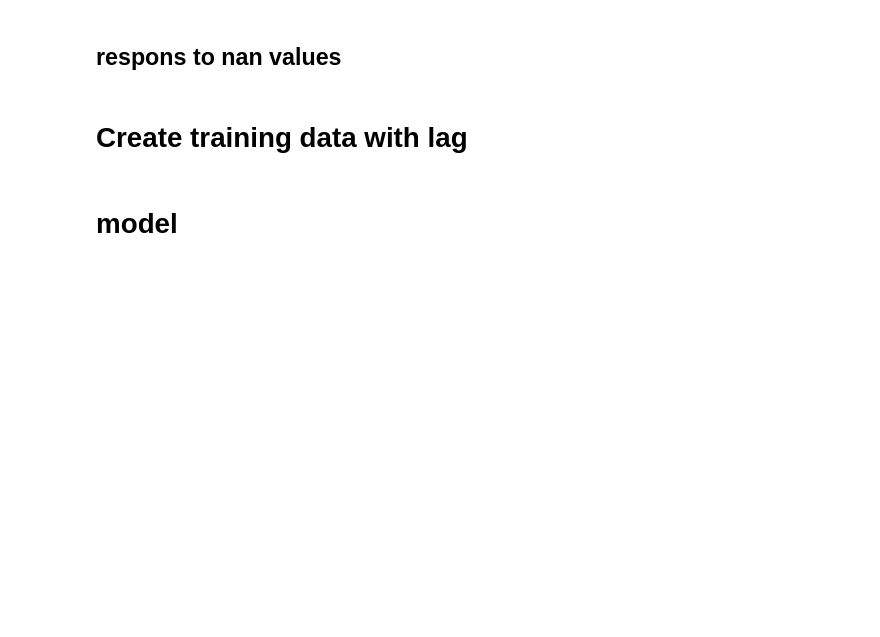
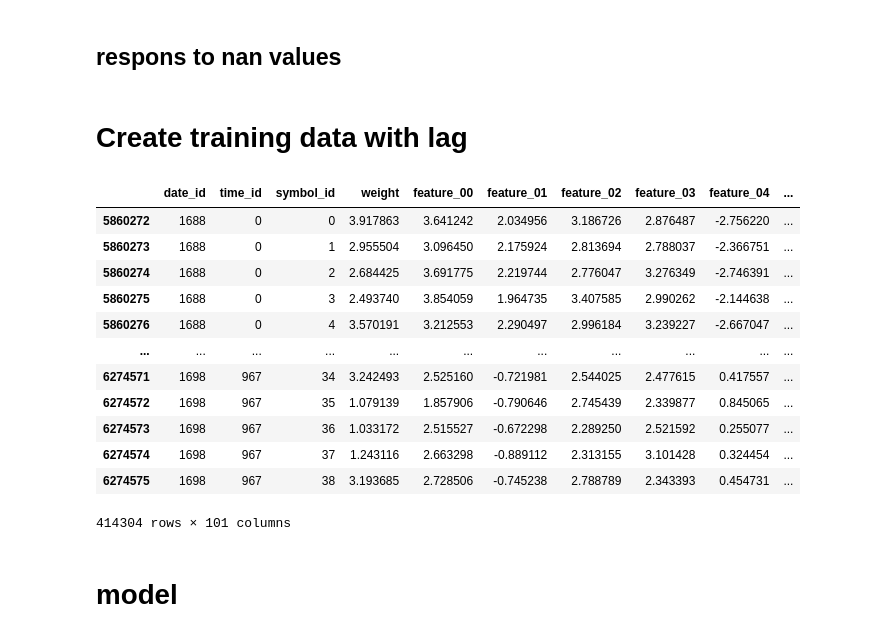
Before and after one commit to Merzenval/JaneStreet, a Jupyter notebook: main.ipynb, the cells around one changed output. Cells and saved outputs as stored; diff of their text form; code cells hidden in the pictures; blank space fills up the shorter version.

```diff
--- a/main.ipynb
+++ b/main.ipynb
@@ -91,6 +93,22 @@ max_date_id = train_data['date_id'].max()
 num_val = 10
 train_set = train_data[train_data['date_id'] < max_date_id - num_val]
 val_set = train_data[train_data['date_id'] >= max_date_id - num_val]
+# %%
+val_set
+# %% [output]
+|  | date_id | time_id | symbol_id | weight | feature_00 | feature_01 | feature_02 | feature_03 | feature_04 | ... |
+| 5860272 | 1688 | 0 | 0 | 3.917863 | 3.641242 | 2.034956 | 3.186726 | 2.876487 | -2.756220 | ... |
+| 5860273 | 1688 | 0 | 1 | 2.955504 | 3.096450 | 2.175924 | 2.813694 | 2.788037 | -2.366751 | ... |
+| 5860274 | 1688 | 0 | 2 | 2.684425 | 3.691775 | 2.219744 | 2.776047 | 3.276349 | -2.746391 | ... |
+| 5860275 | 1688 | 0 | 3 | 2.493740 | 3.854059 | 1.964735 | 3.407585 | 2.990262 | -2.144638 | ... |
+| 5860276 | 1688 | 0 | 4 | 3.570191 | 3.212553 | 2.290497 | 2.996184 | 3.239227 | -2.667047 | ... |
+| ... | ... | ... | ... | ... | ... | ... | ... | ... | ... | ... |
+| 6274571 | 1698 | 967 | 34 | 3.242493 | 2.525160 | -0.721981 | 2.544025 | 2.477615 | 0.417557 | ... |
+| 6274572 | 1698 | 967 | 35 | 1.079139 | 1.857906 | -0.790646 | 2.745439 | 2.339877 | 0.845065 | ... |
+| 6274573 | 1698 | 967 | 36 | 1.033172 | 2.515527 | -0.672298 | 2.289250 | 2.521592 | 0.255077 | ... |
+| 6274574 | 1698 | 967 | 37 | 1.243116 | 2.663298 | -0.889112 | 2.313155 | 3.101428 | 0.324454 | ... |
+| 6274575 | 1698 | 967 | 38 | 3.193685 | 2.728506 | -0.745238 | 2.788789 | 2.343393 | 0.454731 | ... |
+414304 rows × 101 columns
 # %% [markdown]
 # model
 # %%
```
Also changed, not shown: parts of 6 cells of this notebook, 1 other file.
